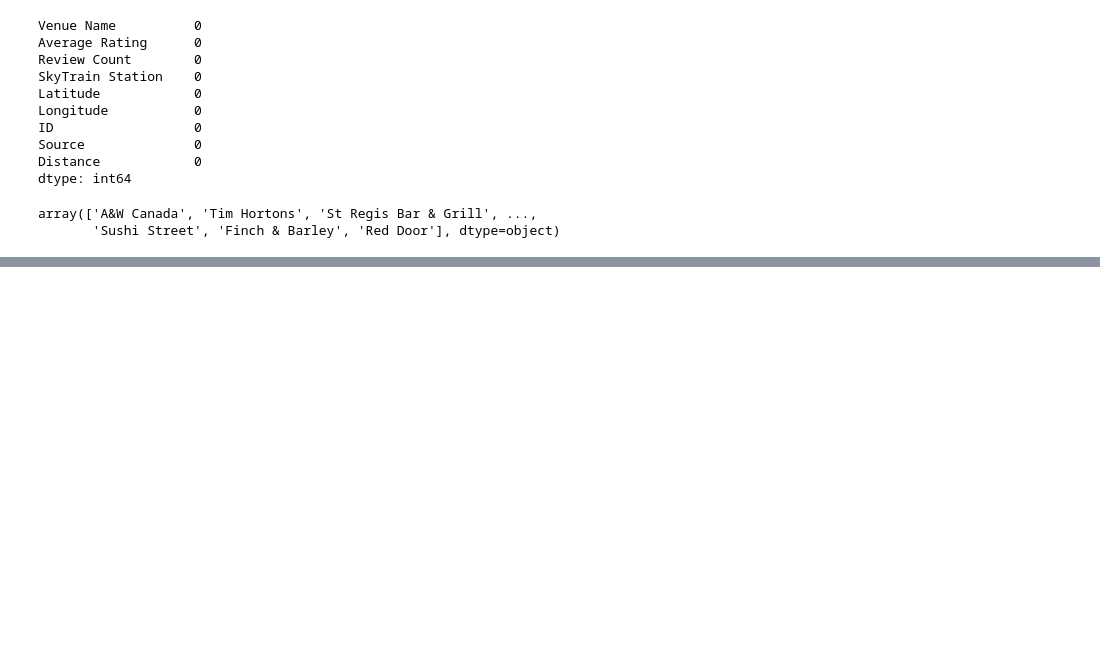
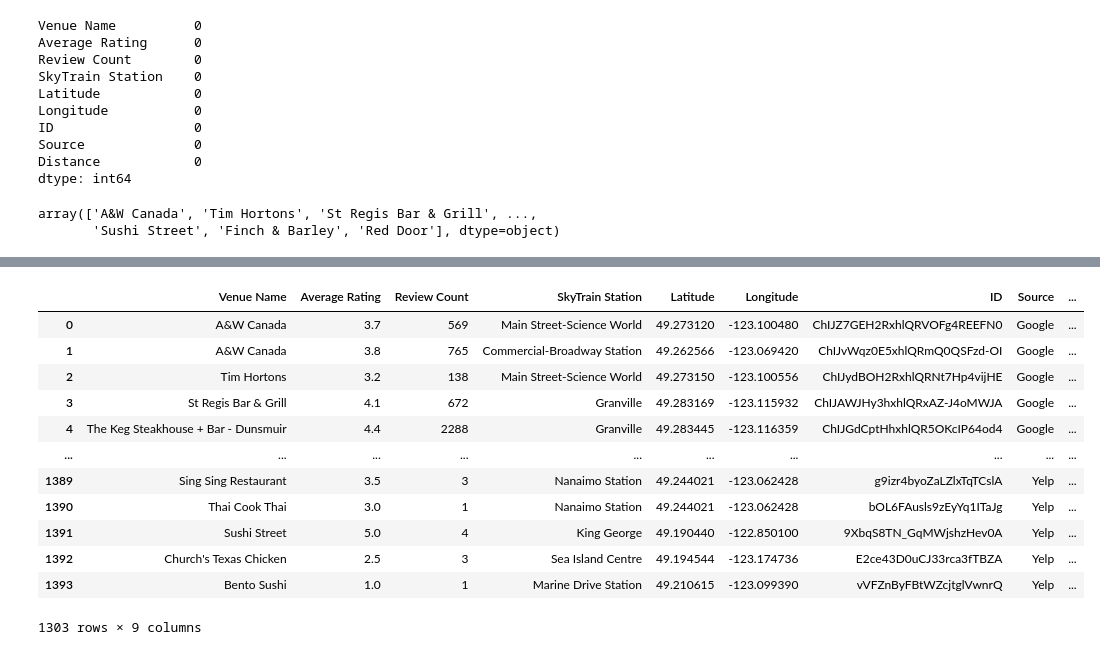
Before and after one commit to BNDT4Sen/Mid-Term-Project-Competitor-Analysis, a Jupyter notebook: API_Data/merging_venues_data.ipynb, the cells around one changed output, grey strips where cells are left out. Saved outputs shown, nothing was run; the diff lists cells and outputs as text; code cells hidden in the pictures; blank space fills up the shorter version.

```diff
--- a/API_Data/merging_venues_data.ipynb
+++ b/API_Data/merging_venues_data.ipynb
@@ -103,0 +95,18 @@ array(['A&W Canada', 'Tim Hortons', 'St Regis Bar & Grill', ...,
+# %%
+# Removing venues with extreme distance outliers
+cleaned_venues = cleaned_venues[cleaned_venues['Distance'] < 3250]
+cleaned_venues
+# %% [output]
+|  | Venue Name | Average Rating | Review Count | SkyTrain Station | Latitude | Longitude | ID | Source | ... |
+| 0 | A&W Canada | 3.7 | 569 | Main Street-Science World | 49.273120 | -123.100480 | ChIJZ7GEH2RxhlQRVOFg4REEFN0 | Google | ... |
+| 1 | A&W Canada | 3.8 | 765 | Commercial-Broadway Station | 49.262566 | -123.069420 | ChIJvWqz0E5xhlQRmQ0QSFzd-OI | Google | ... |
+| 2 | Tim Hortons | 3.2 | 138 | Main Street-Science World | 49.273150 | -123.100556 | ChIJydBOH2RxhlQRNt7Hp4vijHE | Google | ... |
+| 3 | St Regis Bar & Grill | 4.1 | 672 | Granville | 49.283169 | -123.115932 | ChIJAWJHy3hxhlQRxAZ-J4oMWJA | Google | ... |
+| 4 | The Keg Steakhouse + Bar - Dunsmuir | 4.4 | 2288 | Granville | 49.283445 | -123.116359 | ChIJGdCptHhxhlQR5OKcIP64od4 | Google | ... |
+| ... | ... | ... | ... | ... | ... | ... | ... | ... | ... |
+| 1389 | Sing Sing Restaurant | 3.5 | 3 | Nanaimo Station | 49.244021 | -123.062428 | g9izr4byoZaLZlxTqTCslA | Yelp | ... |
+| 1390 | Thai Cook Thai | 3.0 | 1 | Nanaimo Station | 49.244021 | -123.062428 | bOL6FAusls9zEyYq1ITaJg | Yelp | ... |
+| 1391 | Sushi Street | 5.0 | 4 | King George | 49.190440 | -122.850100 | 9XbqS8TN_GqMWjshzHev0A | Yelp | ... |
+| 1392 | Church's Texas Chicken | 2.5 | 3 | Sea Island Centre | 49.194544 | -123.174736 | E2ce43D0uCJ33rca3fTBZA | Yelp | ... |
+| 1393 | Bento Sushi | 1.0 | 1 | Marine Drive Station | 49.210615 | -123.099390 | vVFZnByFBtWZcjtglVwnrQ | Yelp | ... |
+1303 rows × 9 columns
```
Also changed, not shown: parts of 7 cells of this notebook, 1 other file.
